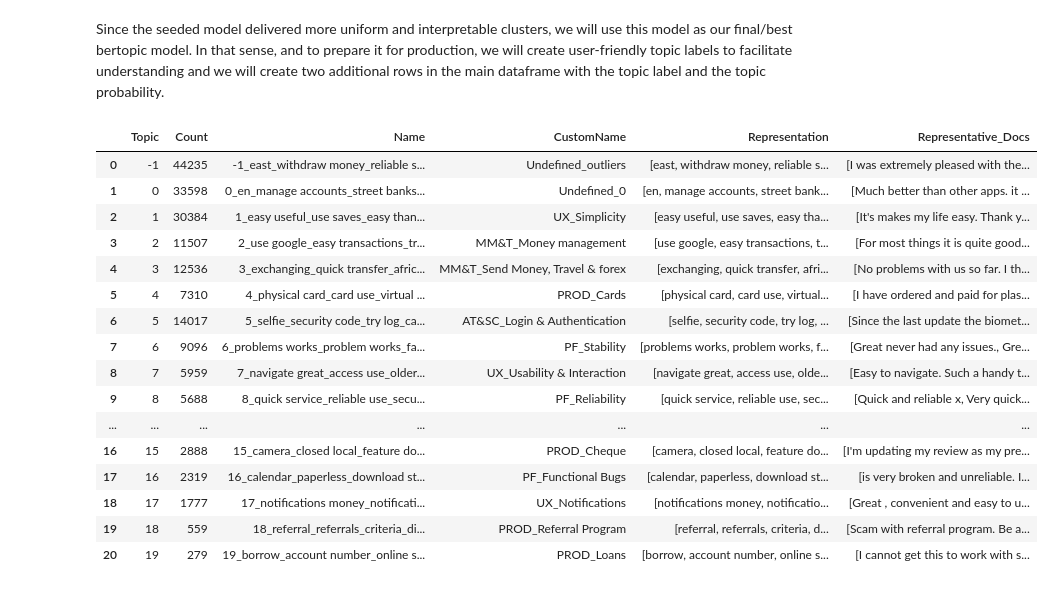
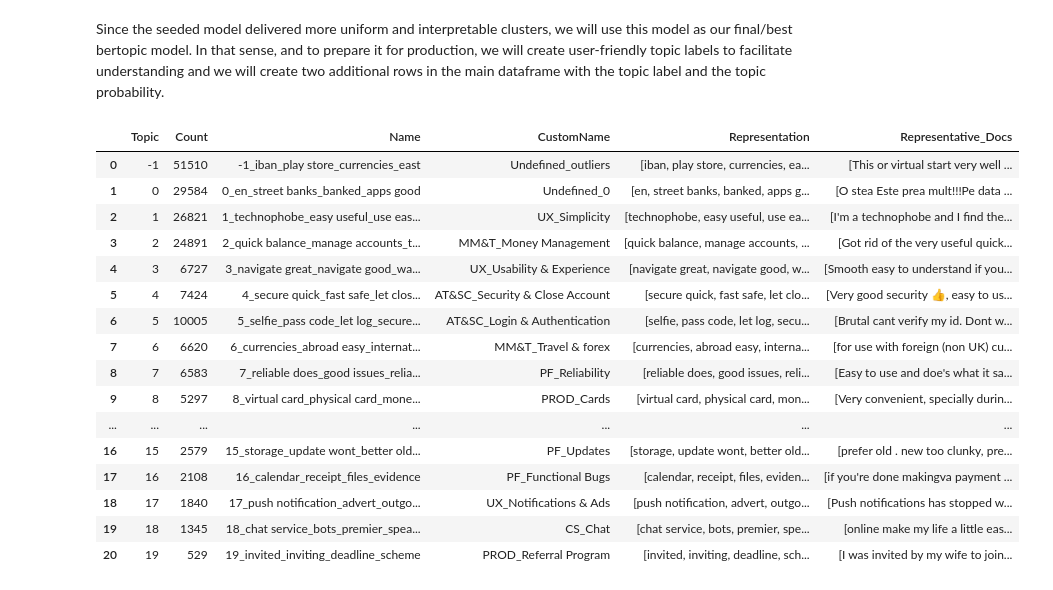
Before and after one commit to pcatarino88/banking_app_reviews, a Jupyter notebook: notebooks/4.2. BERTopic Modelling.ipynb, the cells around one changed output. Drawn from its saved outputs; the diff is of its cells as text; code cells hidden in the pictures.

Commit message:
bertopic model added

```diff
--- a/notebooks/4.2. BERTopic Modelling.ipynb
+++ b/notebooks/4.2. BERTopic Modelling.ipynb
@@ -717,14 +737,14 @@ print("Outliers before:", before_outliers)
 # Reduce outliers
 probs = getattr(seed_try, "probabilities_", None)
 new_topics = seed_try.reduce_outliers(
-    df_sub1["review_text"].to_list(),
+    df_sub1["bert_review_text"].to_list(),
     seed_try.topics_,
     strategy="probabilities",
     probabilities=probs,
     threshold=0.1)
 
 # Update the model with new assignments
-seed_try.update_topics(df_sub1["review_text"].to_list(), topics=new_topics, vectorizer_model=vectorizer_model)
+seed_try.update_topics(df_sub1["bert_review_text"].to_list(), topics=new_topics, vectorizer_model=vectorizer_model)
 
 # Check outliers after reducing
 after_outliers = np.sum(np.array(seed_try.topics_) == -1)
@@ -800,49 +820,49 @@ seed_final = copy.deepcopy(seed_try)
 # %%
 # assign labels to merged topics
 custom_labels = {
     -1: "Undefined_outliers",
     0: "Undefined_0",
     1: "UX_Simplicity",
-    2: "MM&T_Money management",
-    3: "MM&T_Send Money, Travel & forex",
-    4: "PROD_Cards",
+    2: "MM&T_Money Management",
+    3: "UX_Usability & Experience",
+    4: "AT&SC_Security & Close Account",
     5: "AT&SC_Login & Authentication",
-    6: "PF_Stability",
-    7: "UX_Usability & Interaction",
-    8: "PF_Reliability",
-    9: "PF_Updates",
-    10: "CS_Customer Support",
-    11: "PF_Compatibility and Launch Issues",
-    12: "AT&SC_Security",
-    13: "PROD_Investments&Fees",
-    14: "UX_Interface, features and layout",
-    15: "PROD_Cheque",
+    6: "MM&T_Travel & forex",
+    7: "PF_Reliability",
+    8: "PROD_Cards",
+    9: "CS_Customer Service",
+    10: "PF_Compatibility & Launch Issues",
+    11: "PF_Stability",
+    12: "UX_Layout & Interface",
+    13: "PROD_Cheque",
+    14: "PROD_Investments&Fees",
+    15: "PF_Updates",
     16: "PF_Functional Bugs",
-    17: "UX_Notifications",
-    18: "PROD_Referral Program",
-    19: "PROD_Loans"
+    17: "UX_Notifications & Ads",
+    18: "CS_Chat",
+    19: "PROD_Referral Program"
 }
 
 seed_final.set_topic_labels(custom_labels)
 seed_final.get_topic_info()
 # %% [output]
 |  | Topic | Count | Name | CustomName | Representation | Representative_Docs |
-| 0 | -1 | 44235 | -1_east_withdraw money_reliable s... | Undefined_outliers | [east, withdraw money, reliable s... | [I was extremely pleased with the... |
-| 1 | 0 | 33598 | 0_en_manage accounts_street banks... | Undefined_0 | [en, manage accounts, street bank... | [Much better than other apps. it ... |
-| 2 | 1 | 30384 | 1_easy useful_use saves_easy than... | UX_Simplicity | [easy useful, use saves, easy tha... | [It's makes my life easy. Thank y... |
-| 3 | 2 | 11507 | 2_use google_easy transactions_tr... | MM&T_Money management | [use google, easy transactions, t... | [For most things it is quite good... |
-| 4 | 3 | 12536 | 3_exchanging_quick transfer_afric... | MM&T_Send Money, Travel & forex | [exchanging, quick transfer, afri... | [No problems with us so far. I th... |
-| 5 | 4 | 7310 | 4_physical card_card use_virtual ... | PROD_Cards | [physical card, card use, virtual... | [I have ordered and paid for plas... |
-| 6 | 5 | 14017 | 5_selfie_security code_try log_ca... | AT&SC_Login & Authentication | [selfie, security code, try log, ... | [Since the last update the biomet... |
-| 7 | 6 | 9096 | 6_problems works_problem works_fa... | PF_Stability | [problems works, problem works, f... | [Great never had any issues., Gre... |
-| 8 | 7 | 5959 | 7_navigate great_access use_older... | UX_Usability & Interaction | [navigate great, access use, olde... | [Easy to navigate. Such a handy t... |
-| 9 | 8 | 5688 | 8_quick service_reliable use_secu... | PF_Reliability | [quick service, reliable use, sec... | [Quick and reliable x, Very quick... |
+| 0 | -1 | 51510 | -1_iban_play store_currencies_east | Undefined_outliers | [iban, play store, currencies, ea... | [This or virtual start very well ... |
+| 1 | 0 | 29584 | 0_en_street banks_banked_apps good | Undefined_0 | [en, street banks, banked, apps g... | [O stea Este prea mult!!!Pe data ... |
+| 2 | 1 | 26821 | 1_technophobe_easy useful_use eas... | UX_Simplicity | [technophobe, easy useful, use ea... | [I'm a technophobe and I find the... |
+| 3 | 2 | 24891 | 2_quick balance_manage accounts_t... | MM&T_Money Management | [quick balance, manage accounts, ... | [Got rid of the very useful quick... |
+| 4 | 3 | 6727 | 3_navigate great_navigate good_wa... | UX_Usability & Experience | [navigate great, navigate good, w... | [Smooth easy to understand if you... |
+| 5 | 4 | 7424 | 4_secure quick_fast safe_let clos... | AT&SC_Security & Close Account | [secure quick, fast safe, let clo... | [Very good security 👍, easy to us... |
+| 6 | 5 | 10005 | 5_selfie_pass code_let log_secure... | AT&SC_Login & Authentication | [selfie, pass code, let log, secu... | [Brutal cant verify my id. Dont w... |
+| 7 | 6 | 6620 | 6_currencies_abroad easy_internat... | MM&T_Travel & forex | [currencies, abroad easy, interna... | [for use with foreign (non UK) cu... |
+| 8 | 7 | 6583 | 7_reliable does_good issues_relia... | PF_Reliability | [reliable does, good issues, reli... | [Easy to use and doe's what it sa... |
+| 9 | 8 | 5297 | 8_virtual card_physical card_mone... | PROD_Cards | [virtual card, physical card, mon... | [Very convenient, specially durin... |
 | ... | ... | ... | ... | ... | ... | ... |
-| 16 | 15 | 2888 | 15_camera_closed local_feature do... | PROD_Cheque | [camera, closed local, feature do... | [I'm updating my review as my pre... |
-| 17 | 16 | 2319 | 16_calendar_paperless_download st... | PF_Functional Bugs | [calendar, paperless, download st... | [is very broken and unreliable. I... |
-| 18 | 17 | 1777 | 17_notifications money_notificati... | UX_Notifications | [notifications money, notificatio... | [Great , convenient and easy to u... |
-| 19 | 18 | 559 | 18_referral_referrals_criteria_di... | PROD_Referral Program | [referral, referrals, criteria, d... | [Scam with referral program. Be a... |
-| 20 | 19 | 279 | 19_borrow_account number_online s... | PROD_Loans | [borrow, account number, online s... | [I cannot get this to work with s... |
+| 16 | 15 | 2579 | 15_storage_update wont_better old... | PF_Updates | [storage, update wont, better old... | [prefer old . new too clunky, pre... |
+| 17 | 16 | 2108 | 16_calendar_receipt_files_evidence | PF_Functional Bugs | [calendar, receipt, files, eviden... | [if you're done makingva payment ... |
+| 18 | 17 | 1840 | 17_push notification_advert_outgo... | UX_Notifications & Ads | [push notification, advert, outgo... | [Push notifications has stopped w... |
+| 19 | 18 | 1345 | 18_chat service_bots_premier_spea... | CS_Chat | [chat service, bots, premier, spe... | [online make my life a little eas... |
+| 20 | 19 | 529 | 19_invited_inviting_deadline_scheme | PROD_Referral Program | [invited, inviting, deadline, sch... | [I was invited by my wife to join... |
 # %%
 # Save the model
 seed_final.save("../assets/models/bertopic/seed_final_model", serialization="pytorch", save_ctfidf=True, save_embedding_model=True)
```
Also changed, not shown: parts of 43 cells of this notebook, 1 other file.
